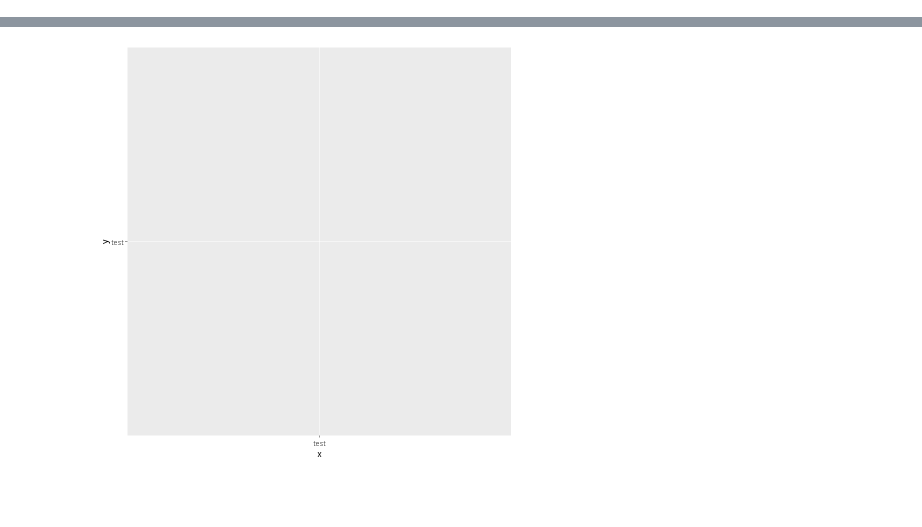
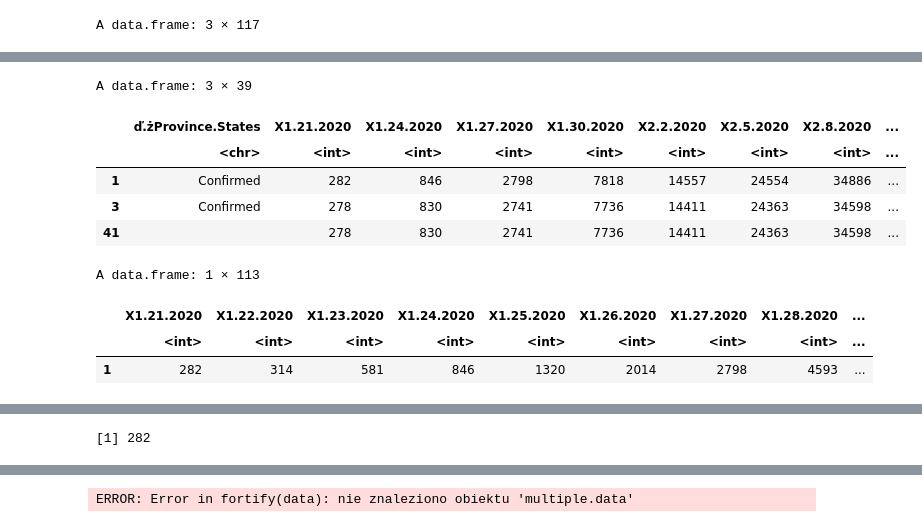
Before and after one commit to dawbit/COVID-19-report, a Jupyter notebook: COVID-19 report R.ipynb, the cells around one changed output, grey strips where cells are left out. Drawn from its saved outputs; the diff is of its cells as text; code cells hidden in the pictures; blank space fills up the shorter version.

Commit message:
Subset data

```diff
--- a/COVID-19 report R.ipynb
+++ b/COVID-19 report R.ipynb
@@ -1,7 +1,19 @@
 # %%
-install.packages("ggplot2")
+#install.packages("ggplot2")
 library(ggplot2)
+#install.packages("dplyr")
+library(dplyr)
+#install.packages("tidyverse")
+library(tidyverse)
 
-multiple.data <- read.csv(file="https://raw.githubusercontent.com/CSSEGISandData/COVID-19/master/who_covid_19_situation_reports/who_covid_19_sit_rep_time_series/who_covid_19_sit_rep_time_series.csv")
-multiple.data
+multiple_data <- read.csv(file="https://raw.githubusercontent.com/CSSEGISandData/COVID-19/master/who_covid_19_situation_reports/who_covid_19_sit_rep_time_series/who_covid_19_sit_rep_time_series.csv", sep = ",")
+multiple.df <- data.frame(multiple_data)
+multiple.df
+#multiple.df[1,2]
+
+
+
+#df <- read.csv2("https://raw.githubusercontent.com/CSSEGISandData/COVID-19/master/who_covid_19_situation_reports/who_covid_19_sit_rep_time_series/who_covid_19_sit_rep_time_series.csv", header= FALSE)
+#df
+#multiple_data
 # %% [output]
@@ -76,3 +99,44 @@ A data.frame: 253 × 129
 |  | Comoros | -11.645500 | 43.333300 | 0 | 0 | 0 | 0 | 0 | 0 | ... |
 |  | Tajikistan | 38.861034 | 71.276093 | 0 | 0 | 0 | 0 | 0 | 0 | ... |
 |  | Lesotho | -29.609988 | 28.233608 | 0 | 0 | 0 | 0 | 0 | 0 | ... |
+# %%
+pattern <- "..."
+
+#test
+
+v2 <- multiple.df[["Country.Region"]]
+#v3 <- filter(multiple.df, grepl("Country.Region", "China"))
+#v4 <- filter(grepl("Country.Region", multiple.df))
+v5 <- multiple.df[grepl("^[5][0-9][1]$", multiple.df$X1.23.2020), ]
+v5 <- multiple.df[grepl("^[5][0-9][1]$", multiple.df$X1.23.2020), ]
+
+#slice(multiple.df, 1:n())
+v5
+
+v5[v5$X1.23.2020 == "581"]
+
+bezPierwszych3 = select(multiple.df, contains("2020")) #dookola ale dziala
+
+row1 = bezPierwszych3[1,]
+
+row1
+
+#row1trans <- t(row1)
+#row1trans
+
+#colnames(row1trans) <- c("date", "value")
+#colnames(row1trans)
+#colnames(bezPierwszych3)
+
+#ggplot(row1) + geom_line()
+
+row1[[1]]
+colnames(row1)
+
+#ggplot(bezPierwszych3, aes(X4.12.2020,X4.13.2020,"lol")) + geom_line()
+#v5
+#v5[[117]]
+#v4
+#v2
+# %% [output]
+A data.frame: 3 × 117
@@ -78,0 +148,10 @@ A data.frame: 253 × 129
+A data.frame: 3 × 39
+|  | ď.żProvince.States | X1.21.2020 | X1.24.2020 | X1.27.2020 | X1.30.2020 | X2.2.2020 | X2.5.2020 | X2.8.2020 | ... |
+|  | <chr> | <int> | <int> | <int> | <int> | <int> | <int> | <int> | ... |
+| 1 | Confirmed | 282 | 846 | 2798 | 7818 | 14557 | 24554 | 34886 | ... |
+| 3 | Confirmed | 278 | 830 | 2741 | 7736 | 14411 | 24363 | 34598 | ... |
+| 41 |  | 278 | 830 | 2741 | 7736 | 14411 | 24363 | 34598 | ... |
+A data.frame: 1 × 113
+|  | X1.21.2020 | X1.22.2020 | X1.23.2020 | X1.24.2020 | X1.25.2020 | X1.26.2020 | X1.27.2020 | X1.28.2020 | ... |
+|  | <int> | <int> | <int> | <int> | <int> | <int> | <int> | <int> | ... |
+| 1 | 282 | 314 | 581 | 846 | 1320 | 2014 | 2798 | 4593 | ... |
@@ -78,0 +175 @@ A data.frame: 253 × 129
+[1] 282
@@ -81,4 +195,4 @@ p1 <- ggplot() + geom_line(aes(y = 'test', x = 'test'),
                  data = multiple.data)
 p1
 # %% [output]
-[figure, removed]
+ERROR: Error in fortify(data): nie znaleziono obiektu 'multiple.data'
```
Also changed, not shown: parts of 5 cells of this notebook.
